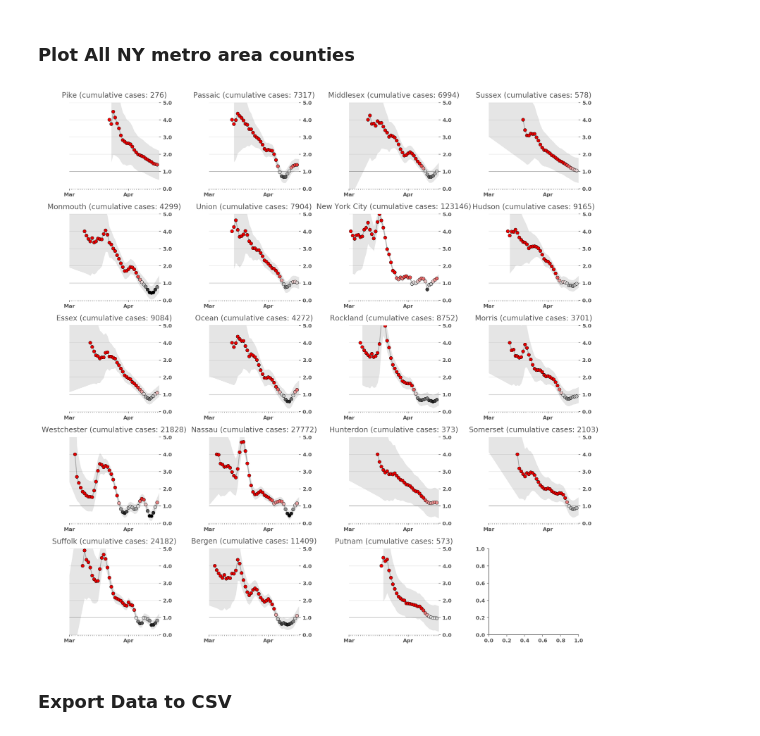
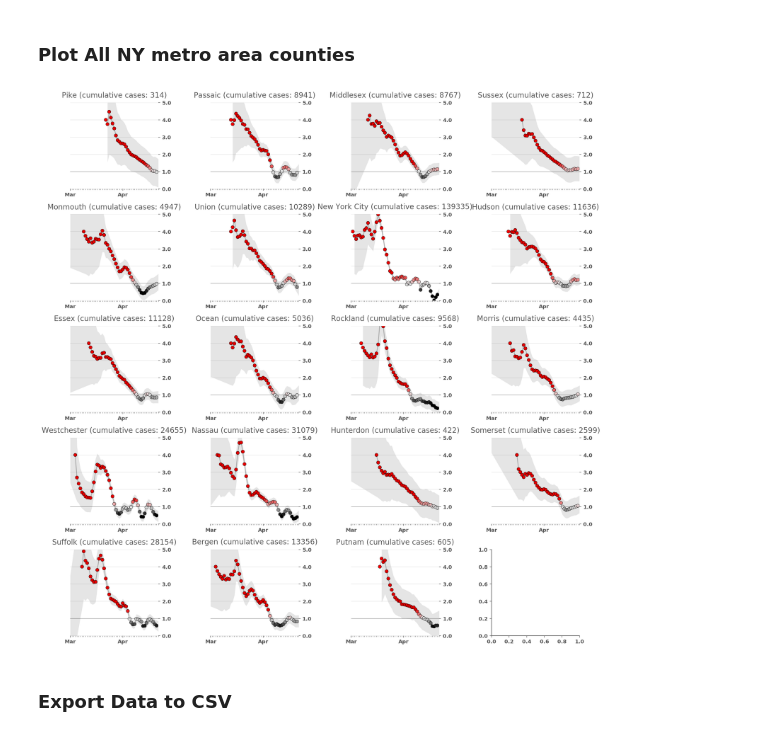
Before and after one commit to aberke/covid-19, a Jupyter notebook: Realtime R0.ipynb, the cells around one changed output. Drawn from its saved outputs; the diff is of its cells as text; code cells hidden in the pictures.

Commit message:
updated notebook with recent reported data

```diff
--- a/Realtime R0.ipynb
+++ b/Realtime R0.ipynb
@@ -689,7 +699,7 @@ NEW_YORK_CITY = 'New York City'
 # %%
 counties_cases_data_url = 'https://raw.githubusercontent.com/nytimes/covid-19-data/master/us-counties.csv'
 
-all_counties_cases_df = pd.read_csv(counties_data_url,
+all_counties_cases_df = pd.read_csv(counties_cases_data_url,
                      usecols=[0,1,2,3,4], # drop deaths. Too morbid. Can't handle. And maybe not informative enough?
                     # index_col=['county', 'date'],
                      parse_dates=['date'],
@@ -836,20 +846,20 @@ Done.
 ### Plot All NY metro area counties
 # %%
 ncols = 4
-nrows = int(np.ceil(len(results) / ncols)) + 1
+nrows = int(np.ceil(len(county_results) / ncols)) + 1
 
 # fig, axes = plt.subplots(nrows=nrows, ncols=ncols, figsize=(15, nrows*3))
 fig, axes = plt.subplots(nrows=nrows, ncols=ncols, figsize=(15, nrows*3))
 
 for i, (name, result) in enumerate(county_results.items()):
     cumulative_cases = result.iloc[-1]['cases']
     plot_title = '%s (cumulative cases: %s)' % (name, str(cumulative_cases))
     plot_rt(result, axes.flat[i], plot_title)
 
 fig.tight_layout()
 fig.set_facecolor('w')
 # %% [output]
-[figure, old version]
+[figure, new version]
 # %% [markdown]
 ### Export Data to CSV
 # %%
```
Also changed, not shown: parts of 16 cells of this notebook, 2 other files.
